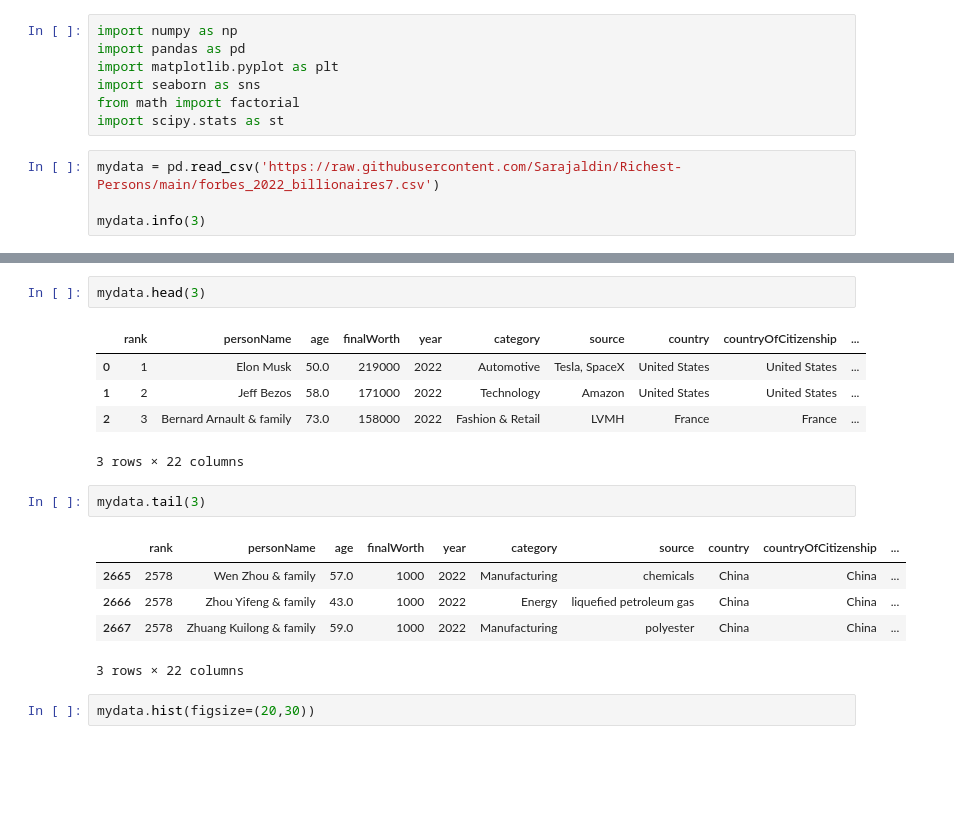
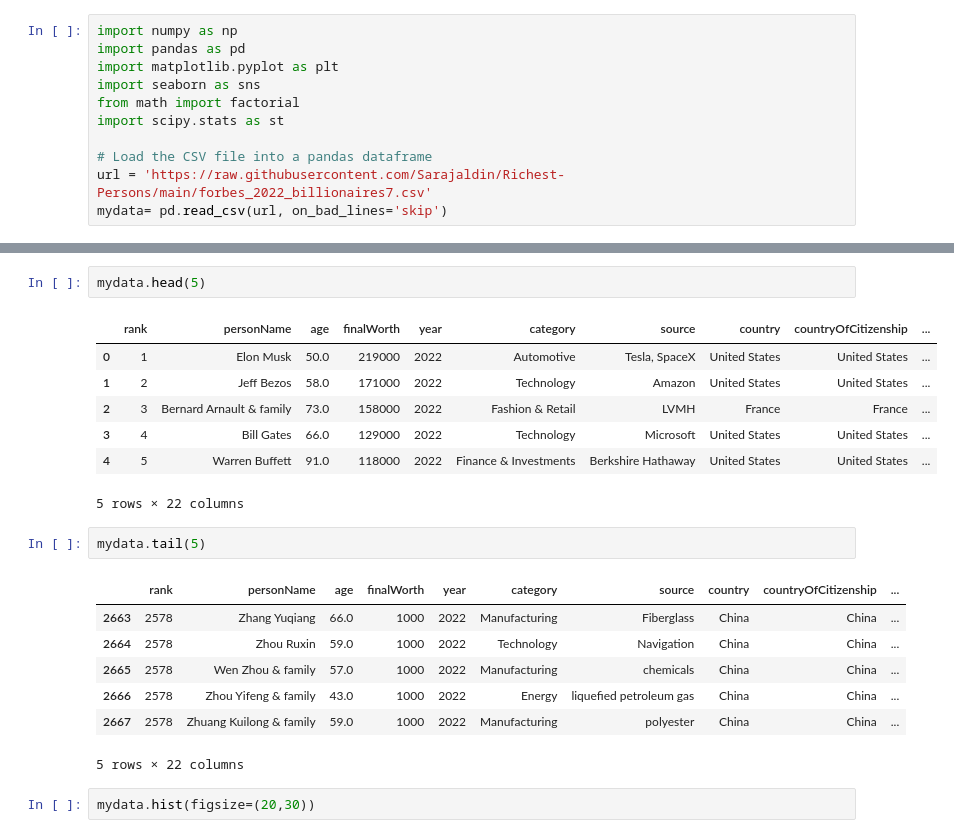
Before and after one commit to Sarajaldin/Richest-Persons, a Jupyter notebook: richest_persons.ipynb, the cells around one changed output, grey strips where cells are left out. Saved outputs shown, nothing was run; the diff lists cells and outputs as text; blank space fills up the shorter version.

```diff
--- a/richest_persons.ipynb
+++ b/richest_persons.ipynb
@@ -130,7 +7,7 @@ import matplotlib.pyplot as plt
 import seaborn as sns
 from math import factorial
 import scipy.stats as st
+
+# Load the CSV file into a pandas dataframe
+url = 'https://raw.githubusercontent.com/Sarajaldin/Richest-Persons/main/forbes_2022_billionaires7.csv'
+mydata= pd.read_csv(url, on_bad_lines='skip')
-# %%
-mydata = pd.read_csv('https://raw.githubusercontent.com/Sarajaldin/Richest-Persons/main/forbes_2022_billionaires7.csv')
-
-mydata.info(3)
@@ -155,19 +185,23 @@ memory usage: 440.4+ KB
 # %%
-mydata.head(3)
+mydata.head(5)
 # %% [output]
 |  | rank | personName | age | finalWorth | year | category | source | country | countryOfCitizenship | ... |
 | 0 | 1 | Elon Musk | 50.0 | 219000 | 2022 | Automotive | Tesla, SpaceX | United States | United States | ... |
 | 1 | 2 | Jeff Bezos | 58.0 | 171000 | 2022 | Technology | Amazon | United States | United States | ... |
 | 2 | 3 | Bernard Arnault & family | 73.0 | 158000 | 2022 | Fashion & Retail | LVMH | France | France | ... |
+| 3 | 4 | Bill Gates | 66.0 | 129000 | 2022 | Technology | Microsoft | United States | United States | ... |
+| 4 | 5 | Warren Buffett | 91.0 | 118000 | 2022 | Finance & Investments | Berkshire Hathaway | United States | United States | ... |
-3 rows × 22 columns
+5 rows × 22 columns
 # %%
-mydata.tail(3)
+mydata.tail(5)
 # %% [output]
 |  | rank | personName | age | finalWorth | year | category | source | country | countryOfCitizenship | ... |
+| 2663 | 2578 | Zhang Yuqiang | 66.0 | 1000 | 2022 | Manufacturing | Fiberglass | China | China | ... |
+| 2664 | 2578 | Zhou Ruxin | 59.0 | 1000 | 2022 | Technology | Navigation | China | China | ... |
 | 2665 | 2578 | Wen Zhou & family | 57.0 | 1000 | 2022 | Manufacturing | chemicals | China | China | ... |
 | 2666 | 2578 | Zhou Yifeng & family | 43.0 | 1000 | 2022 | Energy | liquefied petroleum gas | China | China | ... |
 | 2667 | 2578 | Zhuang Kuilong & family | 59.0 | 1000 | 2022 | Manufacturing | polyester | China | China | ... |
-3 rows × 22 columns
+5 rows × 22 columns
 # %%
 mydata.hist(figsize=(20,30))
 # %% [output]
```
Also changed, not shown: parts of 22 cells of this notebook.
